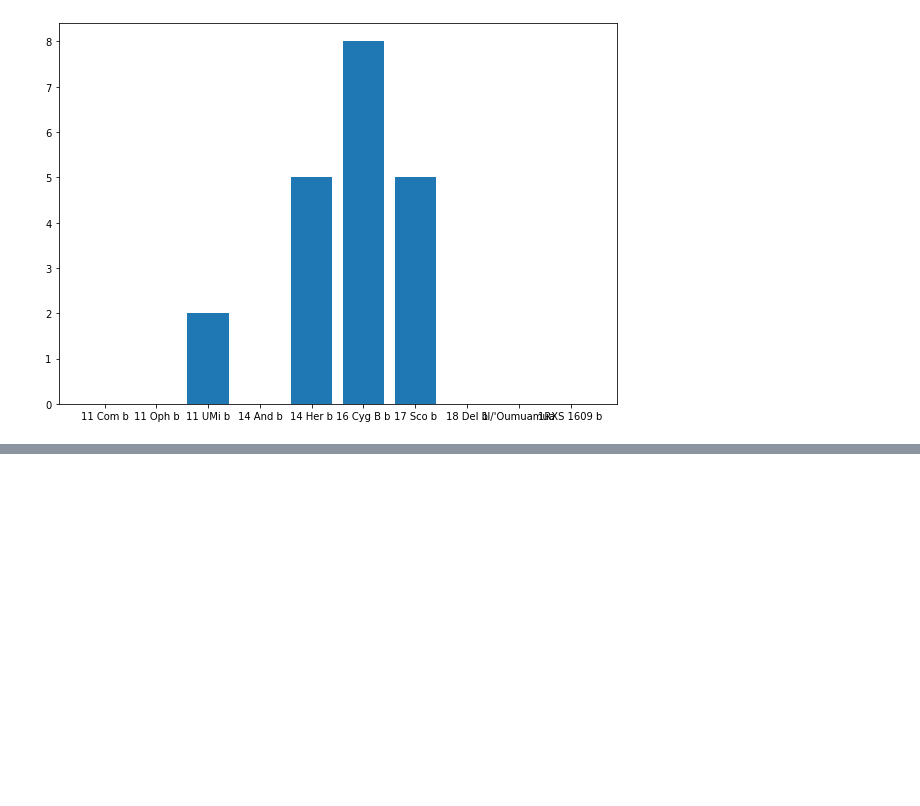
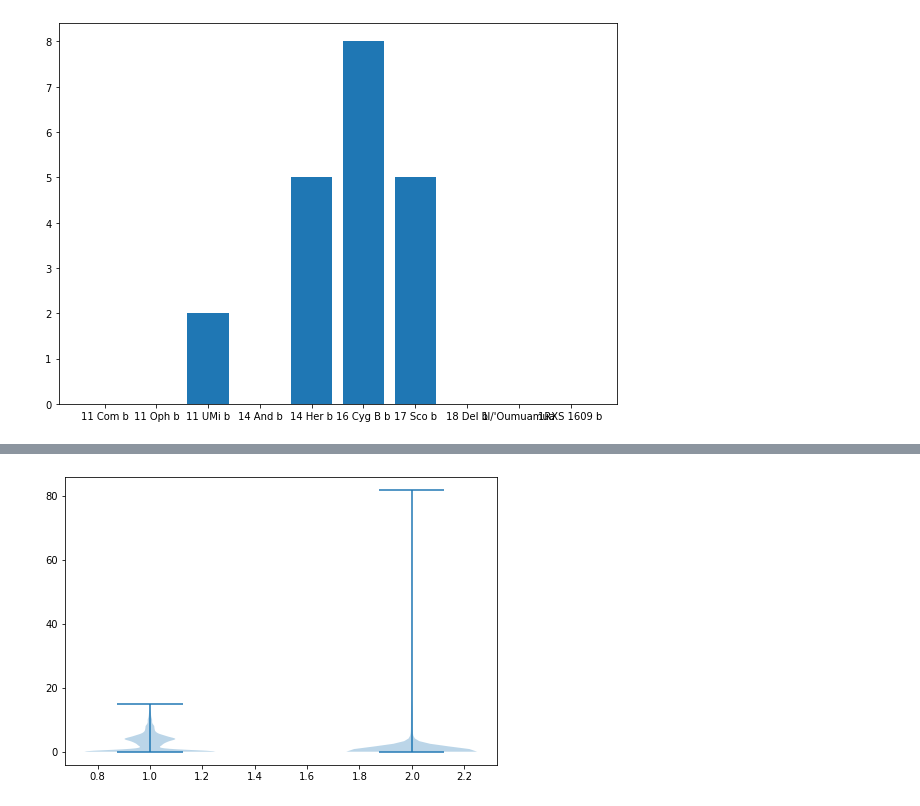
Before and after one commit to Raynould-Joseph/Machine-Learning-, a Jupyter notebook: ML_Lab_1.ipynb, the cells around one changed output, grey strips where cells are left out. Cells and saved outputs as stored; diff of their text form; code cells hidden in the pictures; blank space fills up the shorter version.

```diff
--- a/ML_Lab_1.ipynb
+++ b/ML_Lab_1.ipynb
@@ -309,0 +330,23 @@ plt.show()
+# %%
+import matplotlib.pyplot as plt
+import numpy as np
+
+np.random.seed(10)
+collectn_1 = kerala['star_age']
+collectn_2 = kerala['mass']
+
+
+## combine these different collections into a list
+data_to_plot = [collectn_1, collectn_2]
+
+# Create a figure instance
+fig = plt.figure()
+
+# Create an axes instance
+ax = fig.add_axes([0,0,1,1])
+
+# Create the boxplot
+bp = ax.violinplot(data_to_plot)
+plt.show()
+# %% [output]
+[figure, added]
```
Also changed, not shown: parts of 9 cells of this notebook.
